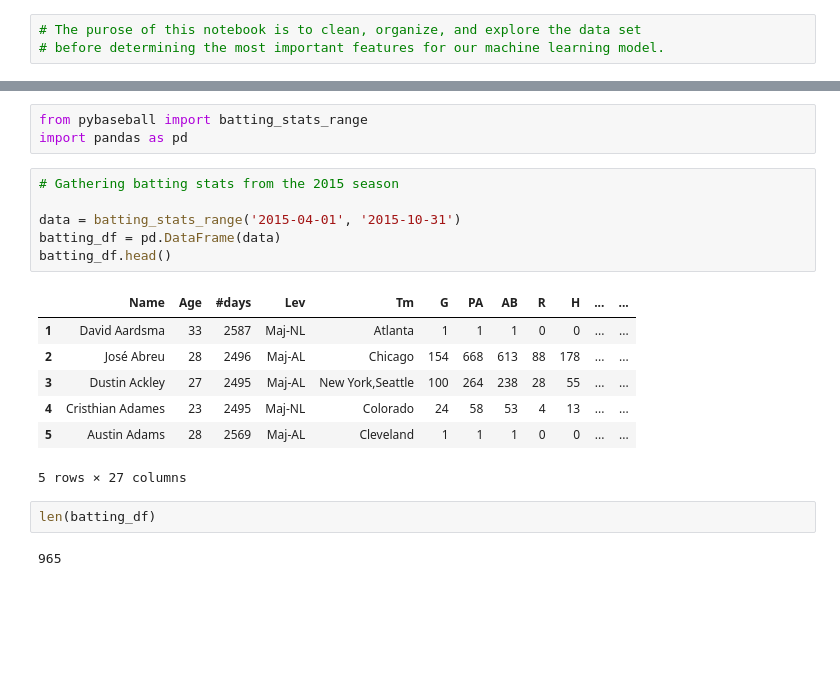
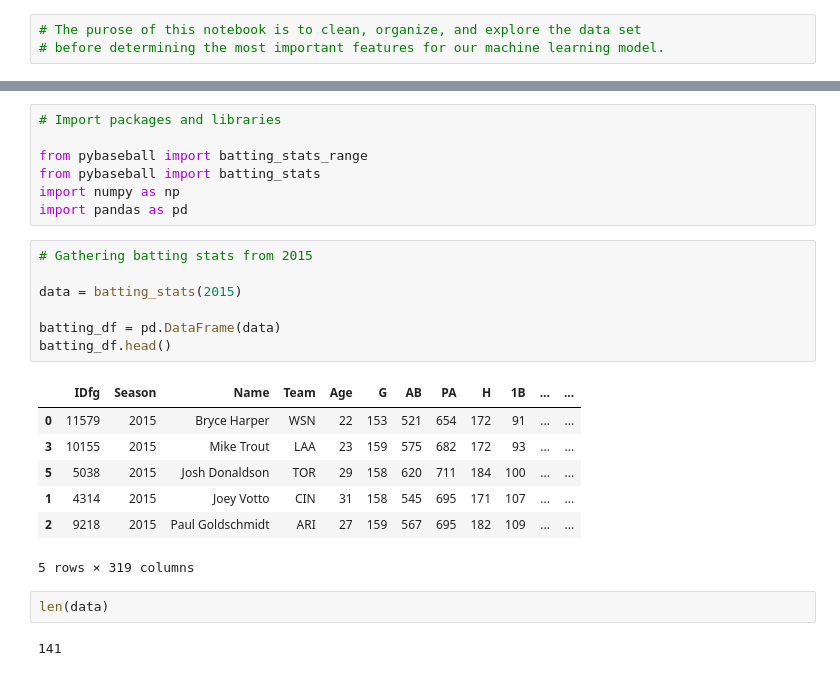
Before and after one commit to lbp12/Moneyball, a Jupyter notebook: Pybaseball (initial_analysis).ipynb, the cells around one changed output, grey strips where cells are left out. Drawn from its saved outputs; the diff is of its cells as text; blank space fills up the shorter version.

```diff
--- a/Pybaseball (initial_analysis).ipynb
+++ b/Pybaseball (initial_analysis).ipynb
@@ -24,22 +4,27 @@ Requirement already satisfied: wrapt<2,>=1.10 in c:\users\cdabernethy02\anaconda
 # %%
+# Import packages and libraries
+
 from pybaseball import batting_stats_range
+from pybaseball import batting_stats
+import numpy as np
 import pandas as pd
 # %%
-# Gathering batting stats from the 2015 season
+# Gathering batting stats from 2015
 
-data = batting_stats_range('2015-04-01', '2015-10-31')
+data = batting_stats(2015)
+
 batting_df = pd.DataFrame(data)
 batting_df.head()
 # %% [output]
-|  | Name | Age | #days | Lev | Tm | G | PA | AB | R | H | ... | ... |
-| 1 | David Aardsma | 33 | 2587 | Maj-NL | Atlanta | 1 | 1 | 1 | 0 | 0 | ... | ... |
-| 2 | José Abreu | 28 | 2496 | Maj-AL | Chicago | 154 | 668 | 613 | 88 | 178 | ... | ... |
-| 3 | Dustin Ackley | 27 | 2495 | Maj-AL | New York,Seattle | 100 | 264 | 238 | 28 | 55 | ... | ... |
-| 4 | Cristhian Adames | 23 | 2495 | Maj-NL | Colorado | 24 | 58 | 53 | 4 | 13 | ... | ... |
-| 5 | Austin Adams | 28 | 2569 | Maj-AL | Cleveland | 1 | 1 | 1 | 0 | 0 | ... | ... |
+|  | IDfg | Season | Name | Team | Age | G | AB | PA | H | 1B | ... | ... |
+| 0 | 11579 | 2015 | Bryce Harper | WSN | 22 | 153 | 521 | 654 | 172 | 91 | ... | ... |
+| 3 | 10155 | 2015 | Mike Trout | LAA | 23 | 159 | 575 | 682 | 172 | 93 | ... | ... |
+| 5 | 5038 | 2015 | Josh Donaldson | TOR | 29 | 158 | 620 | 711 | 184 | 100 | ... | ... |
+| 1 | 4314 | 2015 | Joey Votto | CIN | 31 | 158 | 545 | 695 | 171 | 107 | ... | ... |
+| 2 | 9218 | 2015 | Paul Goldschmidt | ARI | 27 | 159 | 567 | 695 | 182 | 109 | ... | ... |
-5 rows × 27 columns
+5 rows × 319 columns
 # %%
-len(batting_df)
+len(data)
 # %% [output]
-965
+141
 # %%
```
Also changed, not shown: parts of 9 cells of this notebook.
